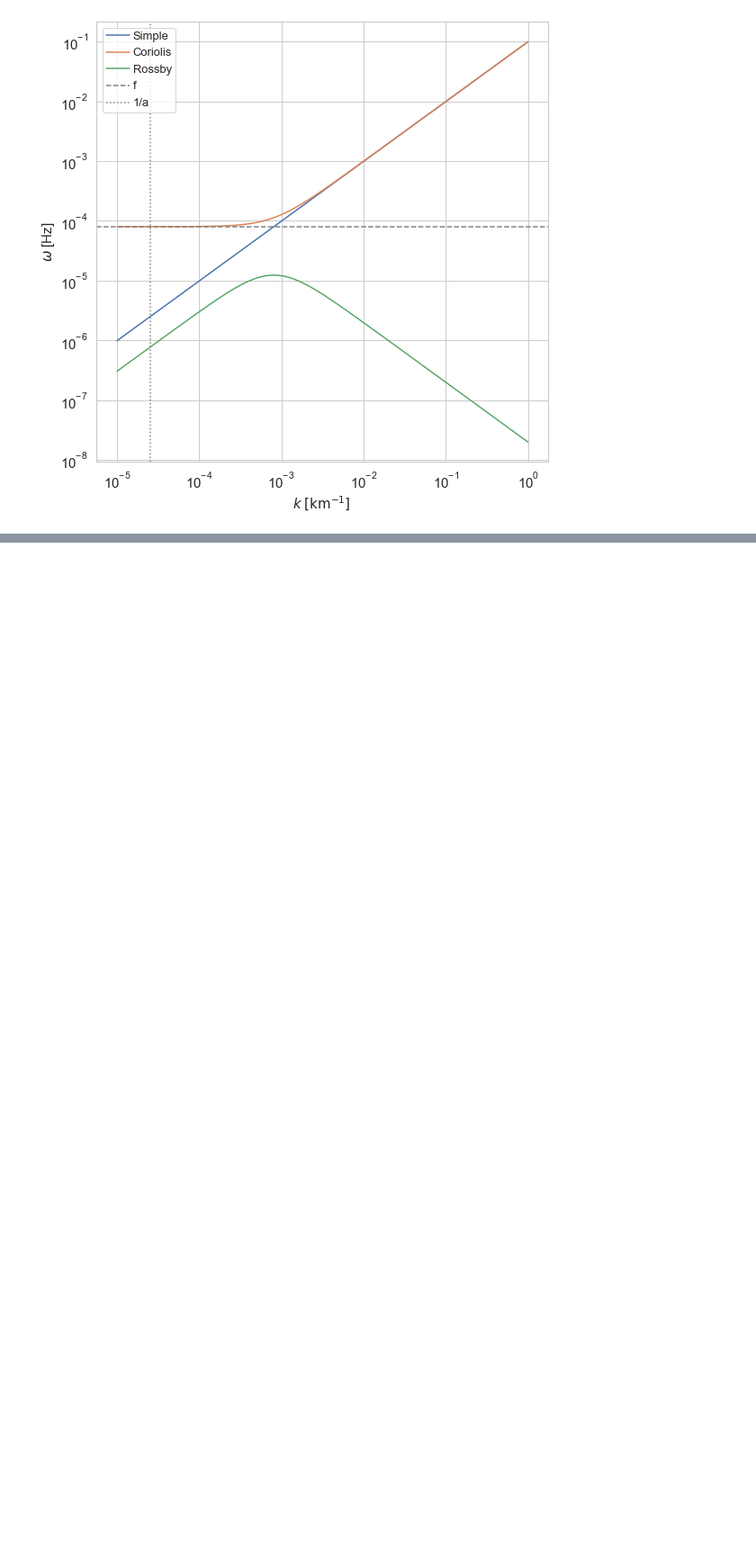
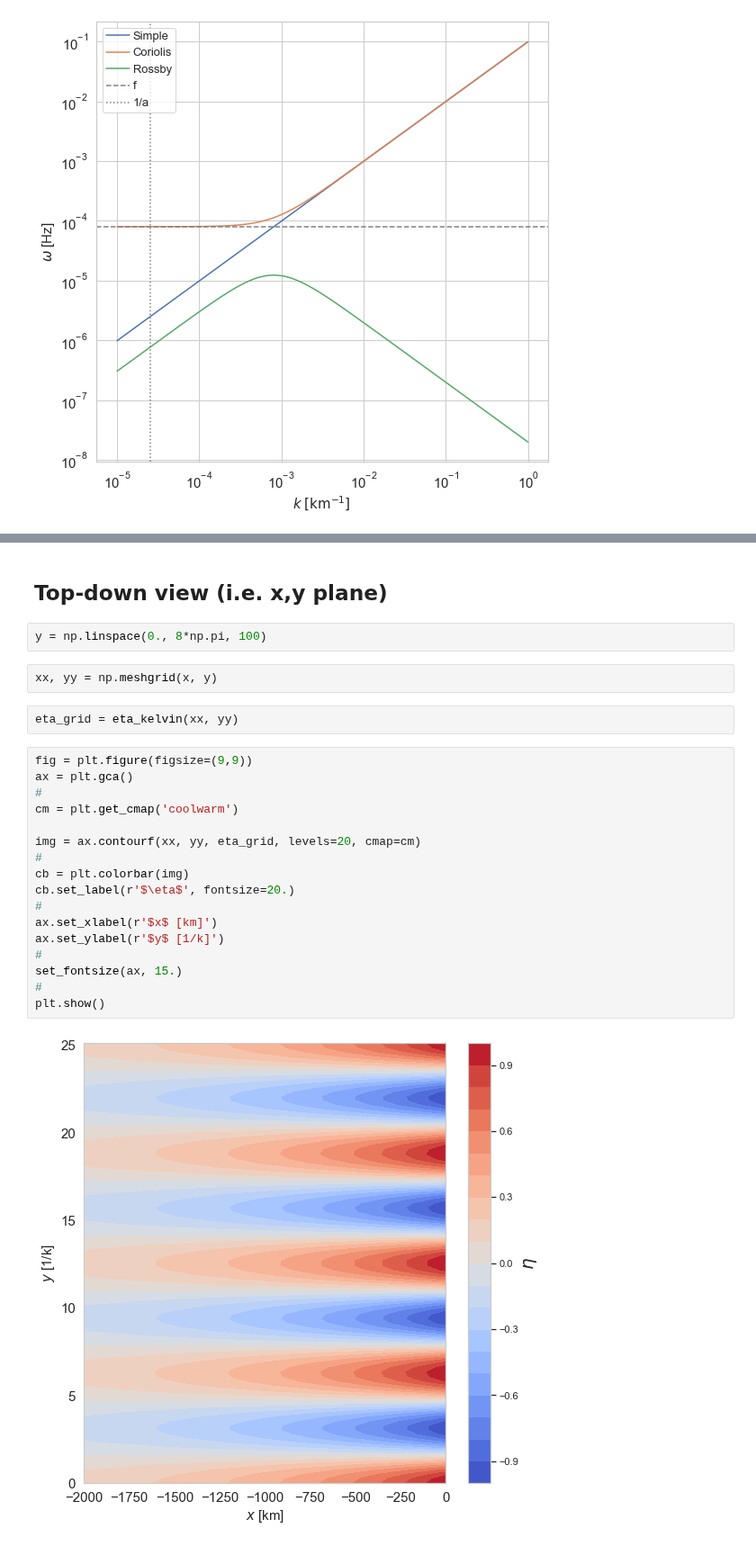
Before and after one commit to profxj/ocea200, a Jupyter notebook: SIO-211A/midterm/Midterm.ipynb, the cells around one changed output, grey strips where cells are left out. Shown at 90% size. Cells and saved outputs as stored; diff of their text form; blank space fills up the shorter version.

```diff
--- a/SIO-211A/midterm/Midterm.ipynb
+++ b/SIO-211A/midterm/Midterm.ipynb
@@ -214,0 +259,27 @@ plt.show()
+# %% [markdown]
+## Top-down view (i.e. x,y plane)
+# %%
+y = np.linspace(0., 8*np.pi, 100)
+# %%
+xx, yy = np.meshgrid(x, y)
+# %%
+eta_grid = eta_kelvin(xx, yy)
+# %%
+fig = plt.figure(figsize=(9,9))
+ax = plt.gca()
+#
+cm = plt.get_cmap('coolwarm')
+
+img = ax.contourf(xx, yy, eta_grid, levels=20, cmap=cm)
+#
+cb = plt.colorbar(img)
+cb.set_label(r'$\eta$', fontsize=20.)
+#
+ax.set_xlabel(r'$x$ [km]')
+ax.set_ylabel(r'$y$ [1/k]')
+#
+set_fontsize(ax, 15.)
+#
+plt.show()
+# %% [output]
+[figure, added]
```
Also changed, not shown: parts of 21 cells of this notebook.
